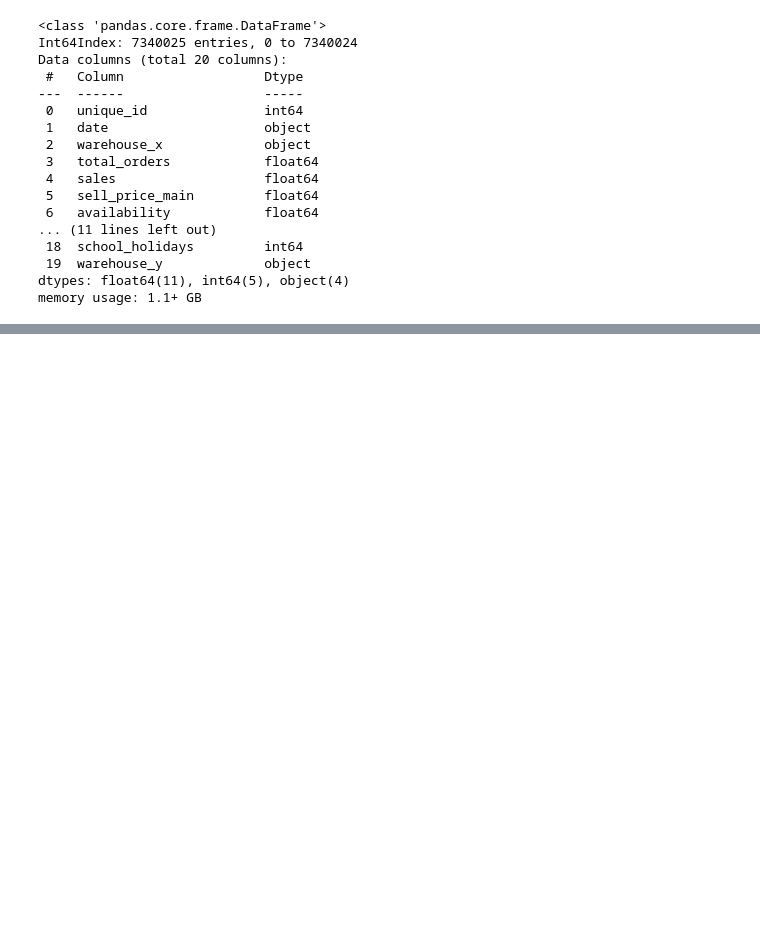
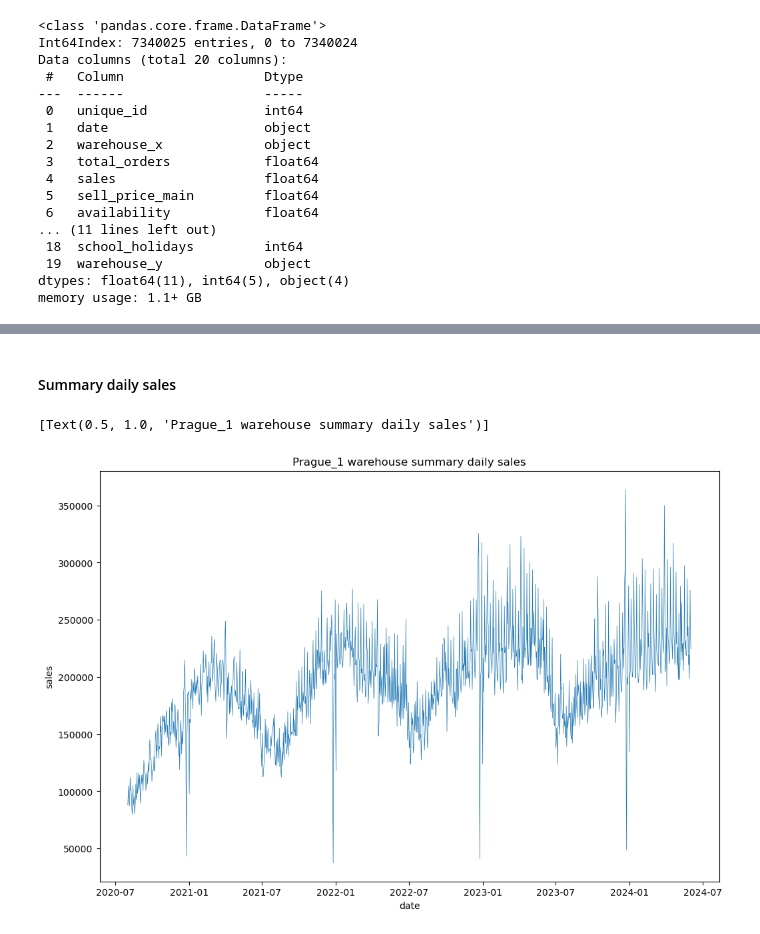
Before and after one commit to lmacakova/PFDA, a Jupyter notebook: pfda_project/project.ipynb, the cells around one changed output, grey strips where cells are left out. Saved outputs shown, nothing was run; the diff lists cells and outputs as text; code cells hidden in the pictures; blank space fills up the shorter version.

```diff
--- a/pfda_project/project.ipynb
+++ b/pfda_project/project.ipynb
@@ -536,0 +365,10 @@ ValueError: Index contains duplicate entries, cannot reshape
+# %%
+# Changing integer values to string
+sales_calendar['day_of_week']=sales_calendar['day_of_week'].astype('string')
+sales_calendar['holiday']=sales_calendar['holiday'].astype('string')
+# %%
+# Changing numbers to day of week names, weekend, and holiday
+day_map = {'0': 'Monday','1': 'Tuesday', '2': 'Wednesday', '3': 'Thursday', '4': 'Friday', '5': 'Saturday', '6': 'Sunday'}
+sales_calendar['day_of_week'] = sales_calendar['day_of_week'].map(day_map)
+holiday_map={'0': 'Not  a Holiday', '1':'Holiday'}
+sales_calendar['holiday'] = sales_calendar['holiday'].map(holiday_map)
@@ -536,0 +387,2 @@ ValueError: Index contains duplicate entries, cannot reshape
+# %% [markdown]
+#### Summary daily sales
@@ -536,0 +398,6 @@ ValueError: Index contains duplicate entries, cannot reshape
+# %%
+plt.figure(figsize=(12, 8))
+sns.lineplot(data=prague_1_grouped, x=prague_1_grouped.index, y=prague_1_grouped['sales'], linewidth=0.5, ).set(title='Prague_1 warehouse summary daily sales')
+# %% [output]
+[Text(0.5, 1.0, 'Prague_1 warehouse summary daily sales')]
+[figure, added]
```
Also changed, not shown: parts of 62 cells of this notebook.
